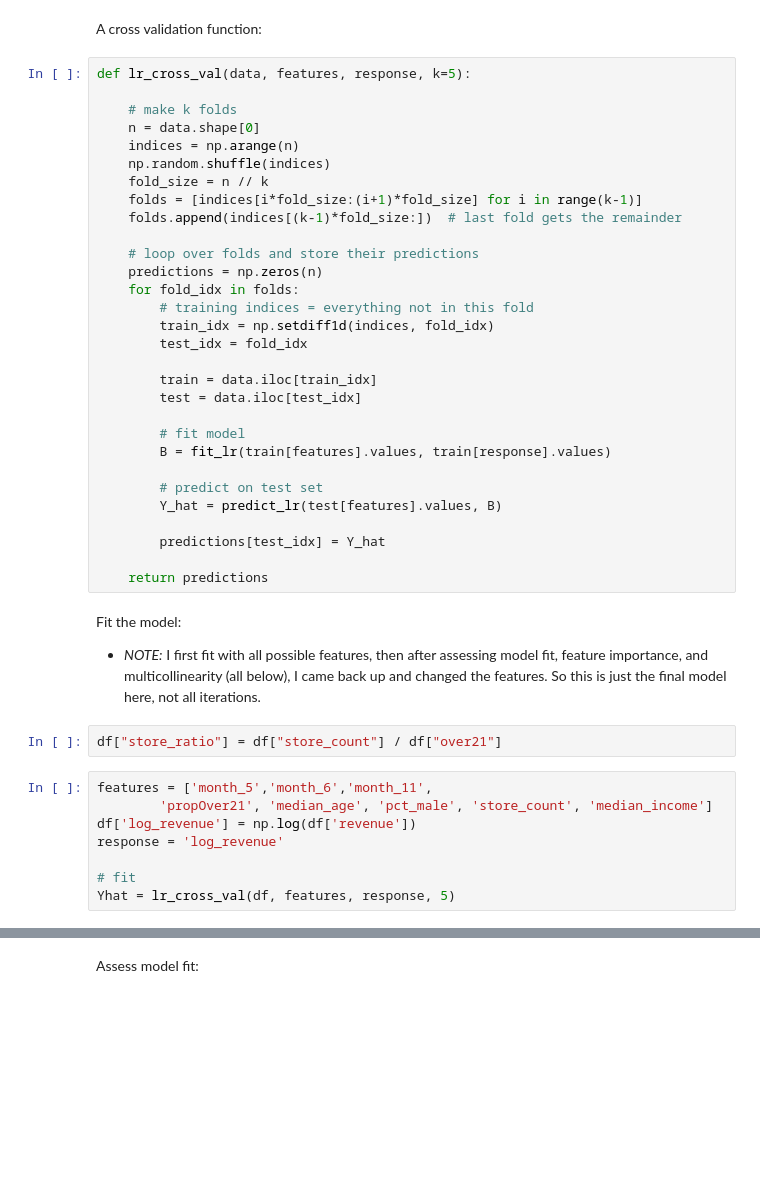
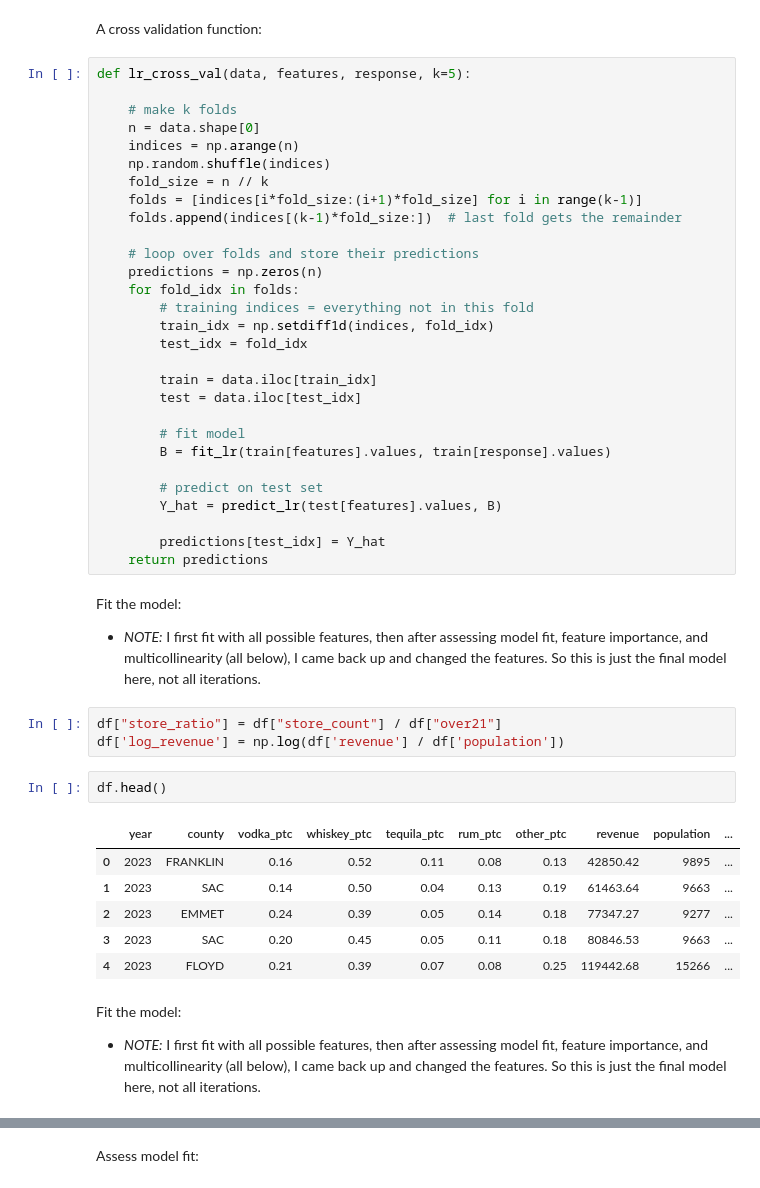
Before and after one commit to nicoleeyee/Data-403-Project-1, a Jupyter notebook: code/dead_model_fitting.ipynb, the cells around one changed output, grey strips where cells are left out. Cells and saved outputs as stored; diff of their text form; blank space fills up the shorter version.

Commit message:
finalized? dead model

```diff
--- a/code/dead_model_fitting.ipynb
+++ b/code/dead_model_fitting.ipynb
@@ -254,7 +280,6 @@ def lr_cross_val(data, features, response, k=5):
         Y_hat = predict_lr(test[features].values, B)
 
         predictions[test_idx] = Y_hat
-
     return predictions
 # %% [markdown]
 Fit the model:
@@ -262,11 +287,17 @@ Fit the model:
 - *NOTE:* I first fit with all possible features, then after assessing model fit, feature importance, and multicollinearity (all below), I came back up and changed the features. So this is just the final model here, not all iterations.
 # %%
 df["store_ratio"] = df["store_count"] / df["over21"]
+df['log_revenue'] = np.log(df['revenue'] / df['population'])
-# %%
-features = ['month_5','month_6','month_11',
-        'propOver21', 'median_age', 'pct_male', 'store_count', 'median_income']
-df['log_revenue'] = np.log(df['revenue'])
-response = 'log_revenue'
-
-# fit
-Yhat = lr_cross_val(df, features, response, 5)
+# %%
+df.head()
+# %% [output]
+|  | year | county | vodka_ptc | whiskey_ptc | tequila_ptc | rum_ptc | other_ptc | revenue | population | ... |
+| 0 | 2023 | FRANKLIN | 0.16 | 0.52 | 0.11 | 0.08 | 0.13 | 42850.42 | 9895 | ... |
+| 1 | 2023 | SAC | 0.14 | 0.50 | 0.04 | 0.13 | 0.19 | 61463.64 | 9663 | ... |
+| 2 | 2023 | EMMET | 0.24 | 0.39 | 0.05 | 0.14 | 0.18 | 77347.27 | 9277 | ... |
+| 3 | 2023 | SAC | 0.20 | 0.45 | 0.05 | 0.11 | 0.18 | 80846.53 | 9663 | ... |
+| 4 | 2023 | FLOYD | 0.21 | 0.39 | 0.07 | 0.08 | 0.25 | 119442.68 | 15266 | ... |
+# %% [markdown]
+Fit the model:
+
+- *NOTE:* I first fit with all possible features, then after assessing model fit, feature importance, and multicollinearity (all below), I came back up and changed the features. So this is just the final model here, not all iterations.
```
Also changed, not shown: parts of 17 cells of this notebook, 3 other files.
